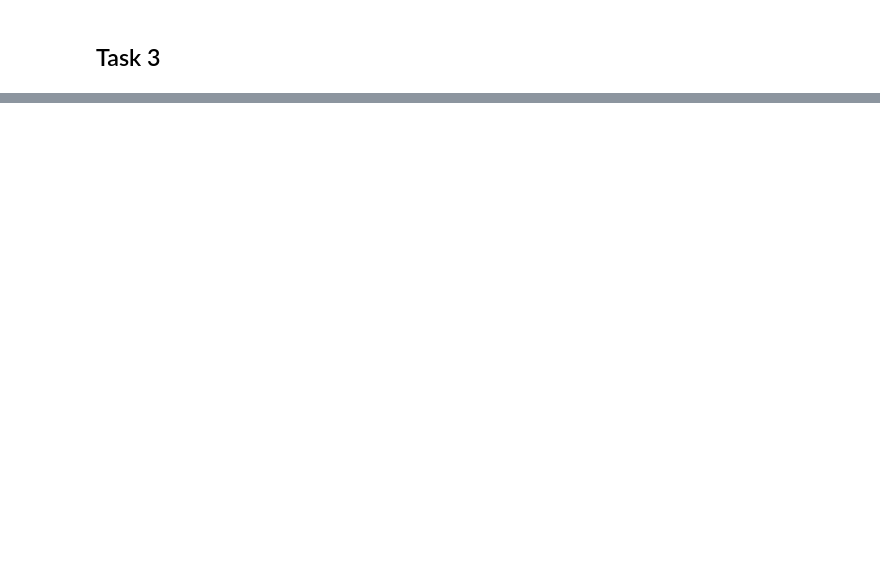
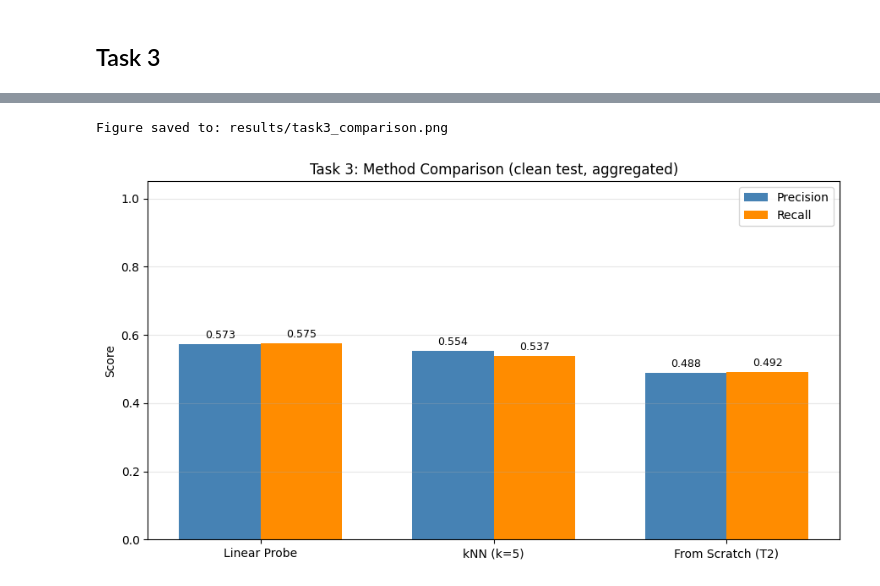
Before and after one commit to JingyaoLU2002/DL_Assignment3, a Jupyter notebook: assignment2_skeleton.ipynb, the cells around one changed output, grey strips where cells are left out. Cells and saved outputs as stored; diff of their text form; code cells hidden in the pictures; blank space fills up the shorter version.

Commit message:
task 3 with results

```diff
--- a/assignment2_skeleton.ipynb
+++ b/assignment2_skeleton.ipynb
@@ -1376,3 +1381,8 @@ MACRO avg            0.473    0.471
+# %%
+NUM_CLASSES = 8
+NUM_EPOCHS_TASK3 = 10
+LR_TASK3 = 1e-3
+K_TASK3 = 5
 # %%
 # This utility class is aimed to help you a bit with the linear probe classifier.
 # You can choose whether to implement it or not!
@@ -1408,0 +1596,5 @@ class LinearProbeClassifier(nn.Module):
+# %%
+probe_model = LinearProbeClassifier("vit_b_16", num_classes=NUM_CLASSES).to(DEVICE)
+X_train, y_train = cache_features(probe_model, probe_train_loader, DEVICE)
+X_test,  y_test  = cache_features(probe_model, probe_test_loader,  DEVICE)
+print(X_train.shape, X_test.shape)
@@ -1408,0 +1604,12 @@ class LinearProbeClassifier(nn.Module):
+# %%
+linear_head, lp_train_losses, lp_test_losses = train_linear_probe(
+    probe_model.linear_head, X_train, y_train,
+    num_epochs=NUM_EPOCHS_TASK3, lr=LR_TASK3, device=DEVICE,
+    X_test=X_test, y_test=y_test,
+)
+p_lp, r_lp = eval_linear_probe(linear_head, X_test, y_test, NUM_CLASSES)
+
+print_per_class(p_lp, r_lp, probe_test_dataset.classes, title="Linear Probe")
+lp_precision = p_lp.mean().item()
+lp_recall    = r_lp.mean().item()
+print(f"\n[Linear Probe] macro precision {lp_precision:.4f} | macro recall {lp_recall:.4f}")
@@ -1408,0 +1634,8 @@ class LinearProbeClassifier(nn.Module):
+# %%
+preds_knn = knn_predict(X_train, y_train, X_test, k=K_TASK3, num_classes=NUM_CLASSES)
+p_knn, r_knn = macro_precision_recall(y_test.view(-1), preds_knn, NUM_CLASSES)
+print_per_class(p_knn, r_knn, probe_test_dataset.classes, title=f"kNN (k={K_TASK3})")
+
+knn_precision = p_knn.mean().item()
+knn_recall    = r_knn.mean().item()
+print(f"\n[kNN] macro precision {knn_precision:.4f} | macro recall {knn_recall:.4f}")
@@ -1408,0 +1657,16 @@ class LinearProbeClassifier(nn.Module):
+# %%
+task2_results = evaluate_task2(model, test_noisy_loader, test_clean_loader,
+                               NUM_CLASSES, DEVICE, verbose=False)
+t2_precision = task2_results["aggregate"]["clean_precision"]
+t2_recall    = task2_results["aggregate"]["clean_recall"]
+
+comparison = {
+    "Linear Probe":      {"precision": lp_precision,  "recall": lp_recall},
+    f"kNN (k={K_TASK3})":{"precision": knn_precision, "recall": knn_recall},
+    "From Scratch (T2)": {"precision": t2_precision,  "recall": t2_recall},
+}
+
+plot_method_comparison(comparison)
+# %% [output]
+Figure saved to: results/task3_comparison.png
+[figure, added]
```
Also changed, not shown: parts of 11 cells of this notebook, 4 other files.
